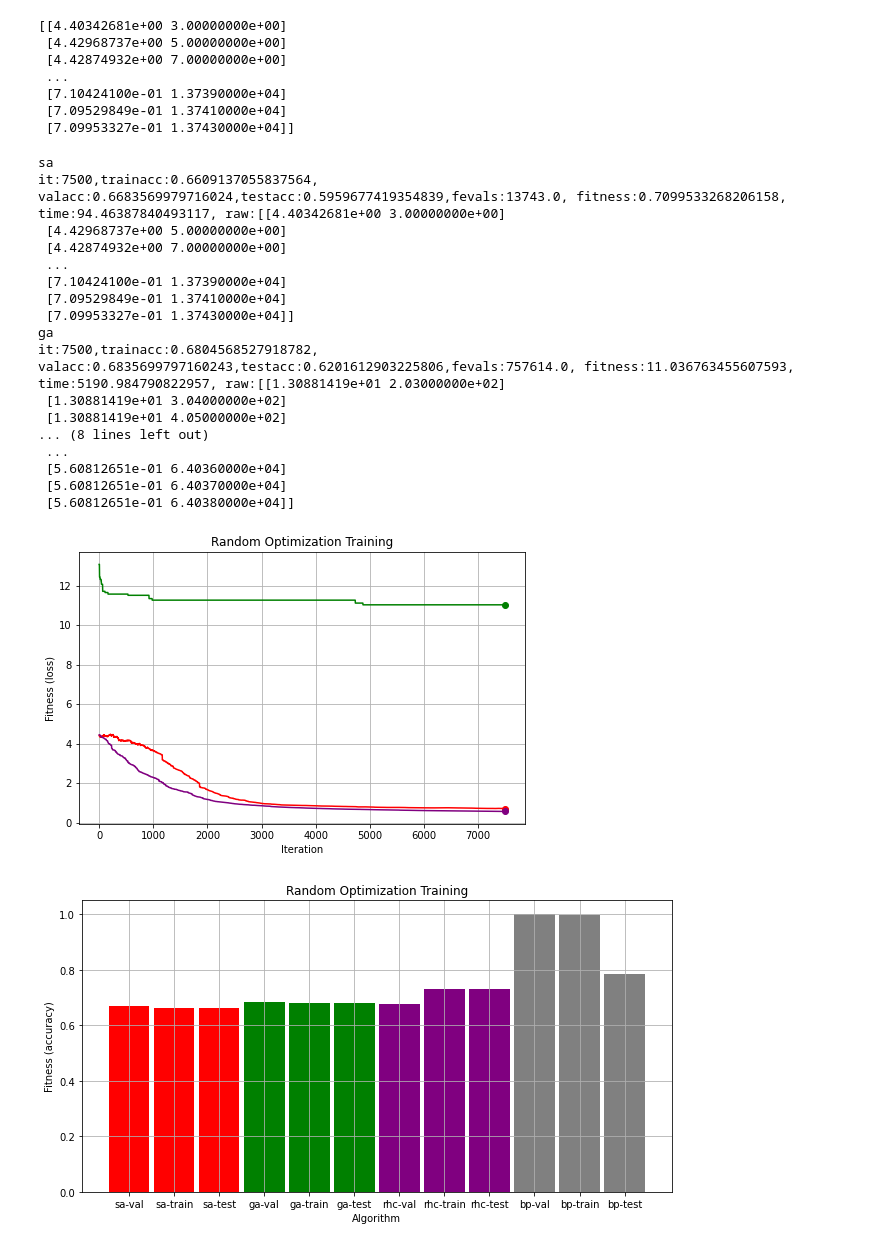
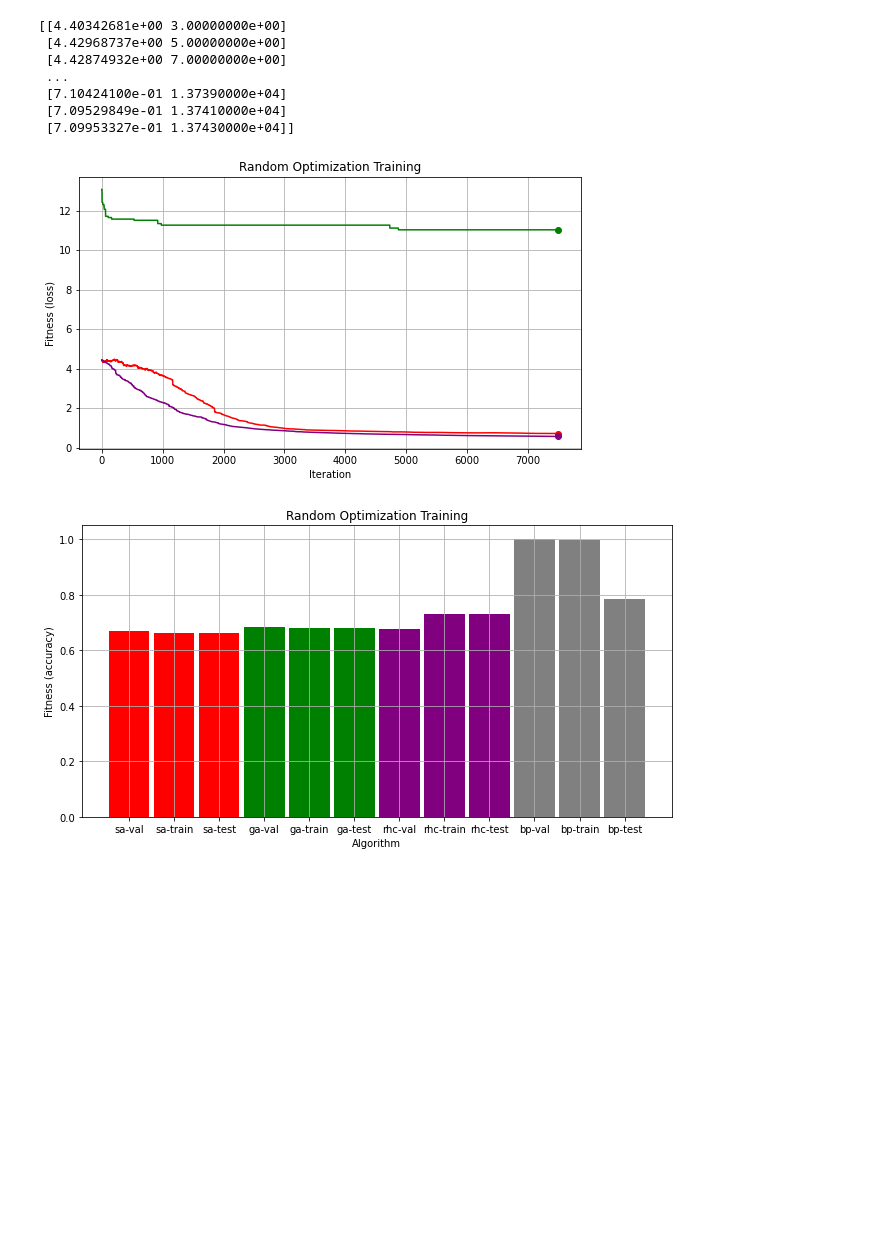
Before and after one commit to patrickdmiller/random_optimization, a Jupyter notebook: jupyter/nn - part 2.ipynb, the cells around one changed output. Cells and saved outputs as stored; diff of their text form; code cells hidden in the pictures; blank space fills up the shorter version.

```diff
--- a/jupyter/nn - part 2.ipynb
+++ b/jupyter/nn - part 2.ipynb
@@ -82,53 +81,32 @@ print(results['sa'].raw)
 # %%
 def graph_generate_nn_validation_fitness(experiments, title, x_label, y_label, size=None, fill_end=True, max_x=None):
     plt.rcParams["figure.figsize"] = (9,5)
 
     fig, ax1 = plt.subplots()
     plt.title(title)
     plt.xlabel(x_label)
     plt.ylabel(y_label)
     ax1.grid()
     w = 0.9
     for exp in experiments:
             sample = experiments[exp]
             label = f'{exp.upper()}'
             val = ax1.bar(exp+'-val', sample.val_score, width=w, color=colors[exp])
             train = ax1.bar(exp+'-train', sample.train_score, width=w, color=colors[exp])
             test = ax1.bar(exp+'-test', sample.train_score, width=w, color=colors[exp], label="hi")
-#             add_label(ax1, val, sample.val_score)
+    #values from previous paper
     ax1.bar('bp-val', 1, width=w, color='gray')
     ax1.bar('bp-train', .997, width=w, color='gray')
     ax1.bar('bp-test', .784, width=w, color='gray')
     fig.tight_layout()
-    #real data from backprop
-
-#     for bars in ax1.containers:
-#         ax1.bar_label()
 
 def summary_table(experiments):
     for alg in experiments:
         print(alg, experiments[alg])
 
 graph_generate_nn_summary(results, 'Random Optimization Training', 'Iteration','Fitness (loss)')
 graph_generate_nn_validation_fitness(results, 'Random Optimization Training', 'Algorithm','Fitness (accuracy)')
-summary_table(results)
+# summary_table(results)
 # %% [output]
-sa
-it:7500,trainacc:0.6609137055837564, valacc:0.6683569979716024,testacc:0.5959677419354839,fevals:13743.0, fitness:0.7099533268206158, time:94.46387840493117, raw:[[4.40342681e+00 3.00000000e+00]
- [4.42968737e+00 5.00000000e+00]
- [4.42874932e+00 7.00000000e+00]
- ...
- [7.10424100e-01 1.37390000e+04]
- [7.09529849e-01 1.37410000e+04]
- [7.09953327e-01 1.37430000e+04]]
-ga
-it:7500,trainacc:0.6804568527918782, valacc:0.6835699797160243,testacc:0.6201612903225806,fevals:757614.0, fitness:11.036763455607593, time:5190.984790822957, raw:[[1.30881419e+01 2.03000000e+02]
- [1.30881419e+01 3.04000000e+02]
- [1.30881419e+01 4.05000000e+02]
-... (8 lines left out)
- ...
- [5.60812651e-01 6.40360000e+04]
- [5.60812651e-01 6.40370000e+04]
- [5.60812651e-01 6.40380000e+04]]
-[figure, old version]
+[figure, new version]
 [figure]
```
Also changed, not shown: parts of 1 cell of this notebook.
